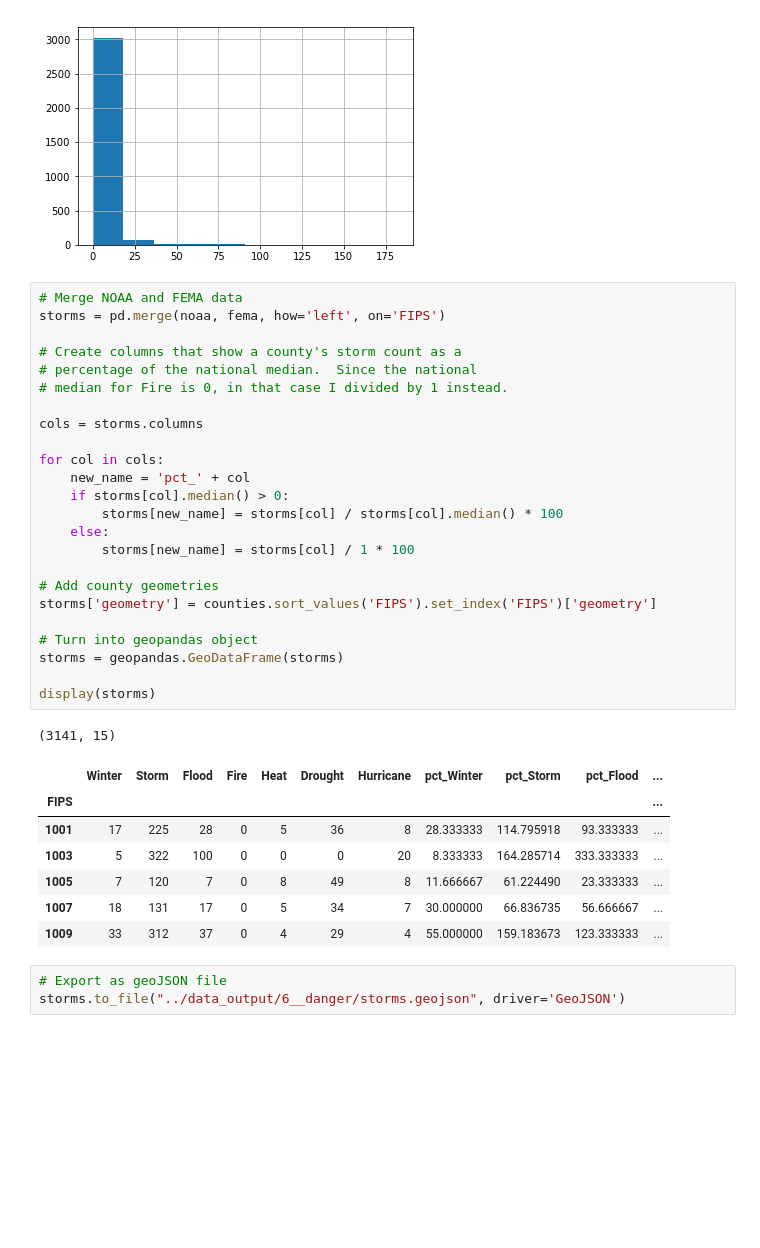
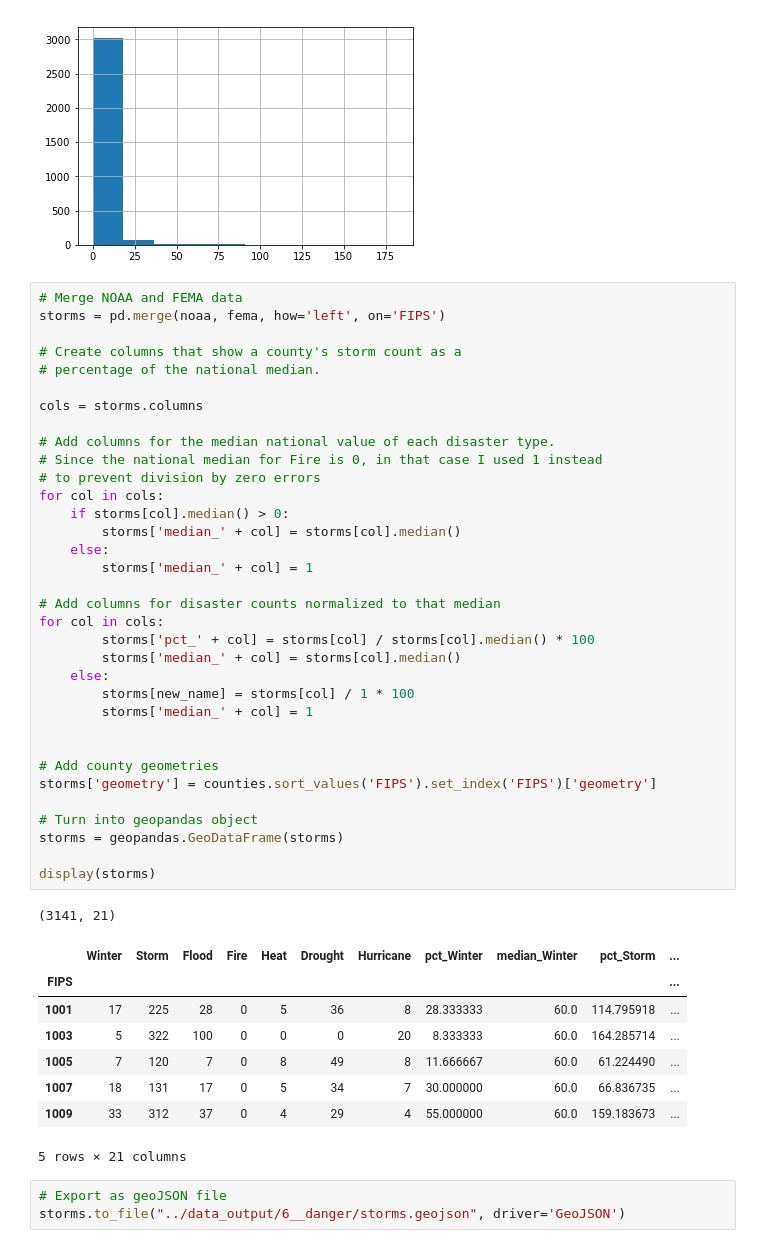
Before and after one commit to labs12-should-i-live-here/DS, a Jupyter notebook: notebooks/DMA6 - Overall disasterness.ipynb, the cells around one changed output. Cells and saved outputs as stored; diff of their text form; blank space fills up the shorter version.

Commit message:
Added columns for median values

```diff
--- a/notebooks/DMA6 - Overall disasterness.ipynb
+++ b/notebooks/DMA6 - Overall disasterness.ipynb
@@ -182,36 +182,47 @@ storms.Fire.hist()
 # %%
 # Merge NOAA and FEMA data
 storms = pd.merge(noaa, fema, how='left', on='FIPS')
 
 # Create columns that show a county's storm count as a
-# percentage of the national median.  Since the national
-# median for Fire is 0, in that case I divided by 1 instead.
+# percentage of the national median.
 
 cols = storms.columns
 
+# Add columns for the median national value of each disaster type.
+# Since the national median for Fire is 0, in that case I used 1 instead
+# to prevent division by zero errors
 for col in cols:
-    new_name = 'pct_' + col
     if storms[col].median() > 0:
-        storms[new_name] = storms[col] / storms[col].median() * 100
+        storms['median_' + col] = storms[col].median()
+    else:
+        storms['median_' + col] = 1
+
+# Add columns for disaster counts normalized to that median
+for col in cols:
+        storms['pct_' + col] = storms[col] / storms[col].median() * 100
+        storms['median_' + col] = storms[col].median()
     else:
         storms[new_name] = storms[col] / 1 * 100
+        storms['median_' + col] = 1
+
 
 # Add county geometries
 storms['geometry'] = counties.sort_values('FIPS').set_index('FIPS')['geometry']
 
 # Turn into geopandas object
 storms = geopandas.GeoDataFrame(storms)
 
 display(storms)
 # %% [output]
-(3141, 15)
+(3141, 21)
-|  | Winter | Storm | Flood | Fire | Heat | Drought | Hurricane | pct_Winter | pct_Storm | pct_Flood | ... |
+|  | Winter | Storm | Flood | Fire | Heat | Drought | Hurricane | pct_Winter | median_Winter | pct_Storm | ... |
 | FIPS |  |  |  |  |  |  |  |  |  |  | ... |
-| 1001 | 17 | 225 | 28 | 0 | 5 | 36 | 8 | 28.333333 | 114.795918 | 93.333333 | ... |
-| 1003 | 5 | 322 | 100 | 0 | 0 | 0 | 20 | 8.333333 | 164.285714 | 333.333333 | ... |
-| 1005 | 7 | 120 | 7 | 0 | 8 | 49 | 8 | 11.666667 | 61.224490 | 23.333333 | ... |
-| 1007 | 18 | 131 | 17 | 0 | 5 | 34 | 7 | 30.000000 | 66.836735 | 56.666667 | ... |
-| 1009 | 33 | 312 | 37 | 0 | 4 | 29 | 4 | 55.000000 | 159.183673 | 123.333333 | ... |
+| 1001 | 17 | 225 | 28 | 0 | 5 | 36 | 8 | 28.333333 | 60.0 | 114.795918 | ... |
+| 1003 | 5 | 322 | 100 | 0 | 0 | 0 | 20 | 8.333333 | 60.0 | 164.285714 | ... |
+| 1005 | 7 | 120 | 7 | 0 | 8 | 49 | 8 | 11.666667 | 60.0 | 61.224490 | ... |
+| 1007 | 18 | 131 | 17 | 0 | 5 | 34 | 7 | 30.000000 | 60.0 | 66.836735 | ... |
+| 1009 | 33 | 312 | 37 | 0 | 4 | 29 | 4 | 55.000000 | 60.0 | 159.183673 | ... |
+5 rows × 21 columns
 # %%
 # Export as geoJSON file
 storms.to_file("../data_output/6__danger/storms.geojson", driver='GeoJSON')
```
Also changed, not shown: parts of 2 cells of this notebook, 2 other files.
